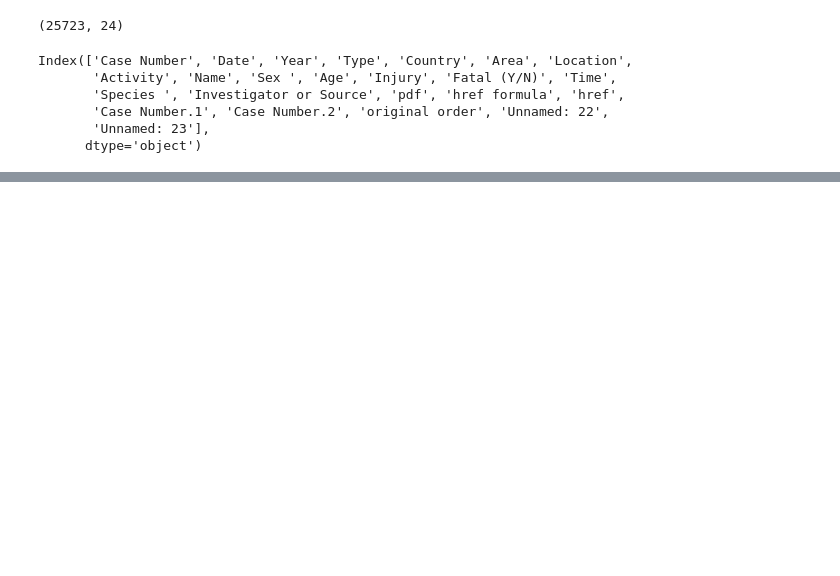
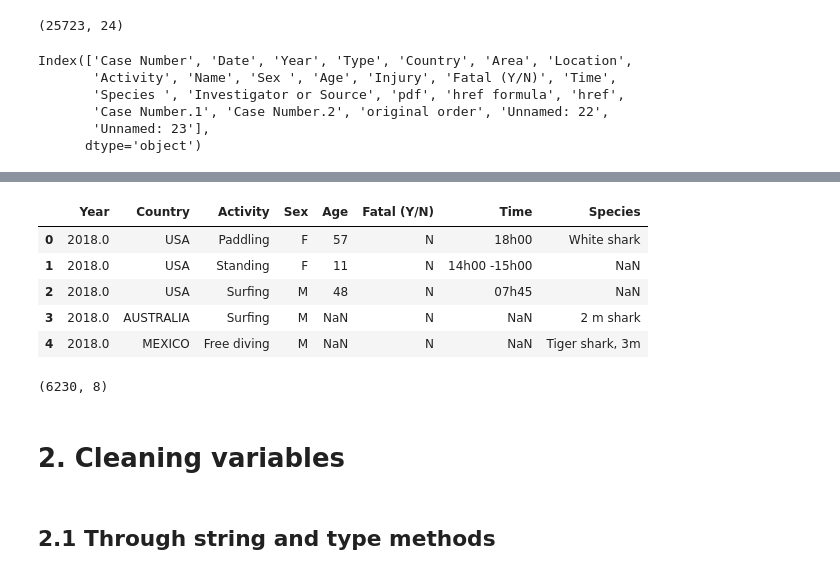
Before and after one commit to AnaWalsh/Data-cleaning-Pandas, a Jupyter notebook: Cleaning_data.ipynb, the cells around one changed output, grey strips where cells are left out. Cells and saved outputs as stored; diff of their text form; code cells hidden in the pictures; blank space fills up the shorter version.

```diff
--- a/Cleaning_data.ipynb
+++ b/Cleaning_data.ipynb
@@ -75,2 +45,0 @@ array(['http://sharkattackfile.net/spreadsheets/pdf_directory/2018.06.25-Wolfe.p
-# %%
-df.drop(["Unnamed: 22","Unnamed: 23", "pdf", "href formula","href"], axis=1, inplace=True)
@@ -226,0 +66,19 @@ list(df2["Sex "].unique())
+# %%
+df.dropna(how="all", inplace=True)  # We delete the records were everything is nan.
+# %%
+df.dropna(how="all", axis=1, inplace=True)
+# %%
+# We eliminate all the columns that we do not need for our hypotheses.
+df.drop(["href", "Unnamed: 22", "Unnamed: 23", "href formula", "pdf", "Case Number.1",
+         "Case Number.2", "original order", "Investigator or Source", "Case Number",
+         "Case Number.1","Date", "Area", "Location", "Name", "Investigator or Source",
+         "Injury", "Type" ], axis=1, inplace=True)
+# %%
+df.head() # We are left with the columns that are useful to work on confirming our hypotheses.
+# %% [output]
+|  | Year | Country | Activity | Sex | Age | Fatal (Y/N) | Time | Species |
+| 0 | 2018.0 | USA | Paddling | F | 57 | N | 18h00 | White shark |
+| 1 | 2018.0 | USA | Standing | F | 11 | N | 14h00 -15h00 | NaN |
+| 2 | 2018.0 | USA | Surfing | M | 48 | N | 07h45 | NaN |
+| 3 | 2018.0 | AUSTRALIA | Surfing | M | NaN | N | NaN | 2 m shark |
+| 4 | 2018.0 | MEXICO | Free diving | M | NaN | N | NaN | Tiger shark, 3m |
@@ -226,0 +94,8 @@ list(df2["Sex "].unique())
+# %%
+df2.shape #We use df.shape to check the new size of the DataFrame.
+# %% [output]
+(6230, 8)
+# %% [markdown]
+# 2. Cleaning variables
+# %% [markdown]
+## 2.1 Through string and type methods
```
Also changed, not shown: parts of 43 cells of this notebook, 3 other files.
